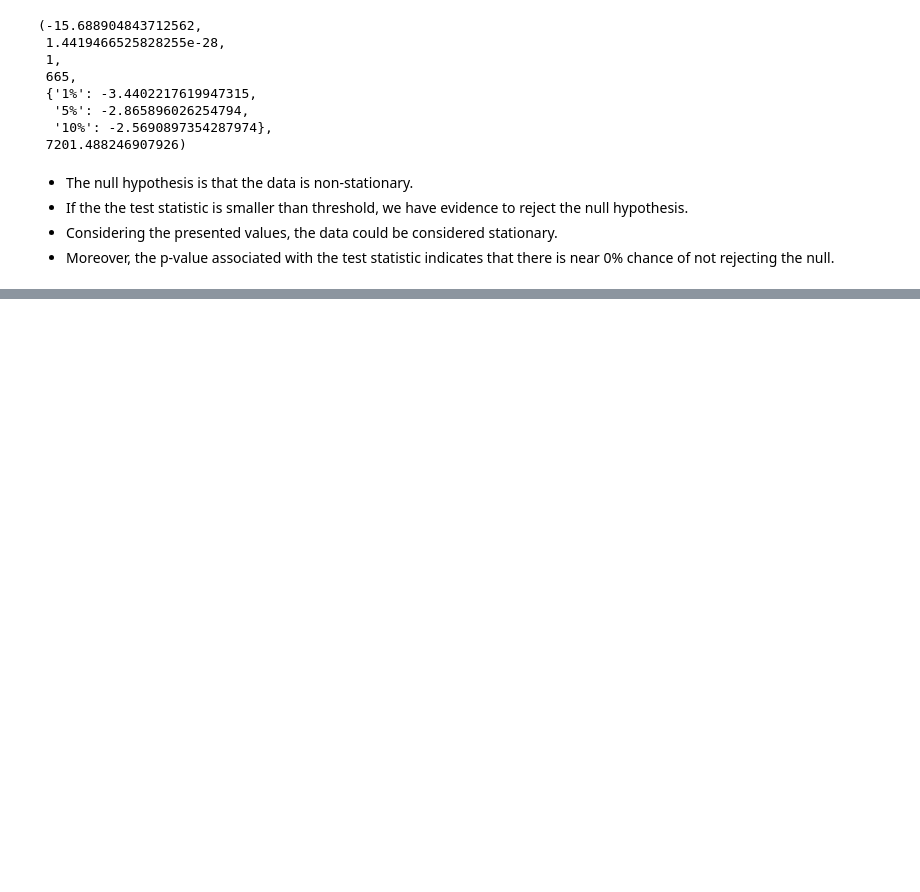
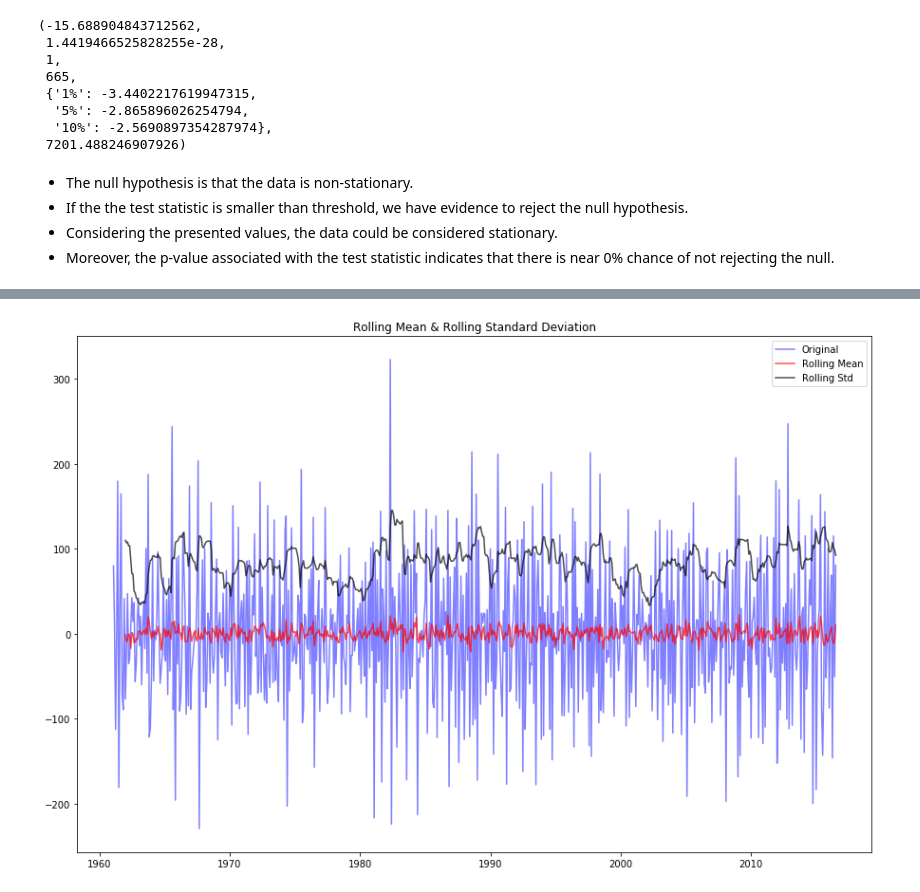
Before and after one commit to dsllt/PortoAlegre_TimeSeriesAnalysis, a Jupyter notebook: TimeSeriesAnalysis.ipynb, the cells around one changed output, grey strips where cells are left out. Saved outputs shown, nothing was run; the diff lists cells and outputs as text; code cells hidden in the pictures; blank space fills up the shorter version.

```diff
--- a/TimeSeriesAnalysis.ipynb
+++ b/TimeSeriesAnalysis.ipynb
@@ -413,0 +461,15 @@ sts.adfuller(tmp.prec)
+# %%
+# Time shifting
+tmp_rol_mean_shift = tmp.prec - tmp.prec.shift()
+
+rolling_mean_3 = tmp_rol_mean_shift.rolling(window = 12).mean()
+rolling_std_3 = tmp_rol_mean_shift.rolling(window = 12).std()
+plt.figure(figsize=(15,10))
+plt.plot(tmp_rol_mean_shift, color = 'b', alpha = 0.5, label = 'Original')
+plt.plot(rolling_mean_3, color = 'r', alpha = 0.7, label = 'Rolling Mean')
+plt.plot(rolling_std_3, color = 'k', alpha = 0.7, label = 'Rolling Std')
+plt.legend(loc = 'best')
+plt.title('Rolling Mean & Rolling Standard Deviation')
+plt.show();
+# %% [output]
+[figure, added]
```
Also changed, not shown: parts of 13 cells of this notebook.
